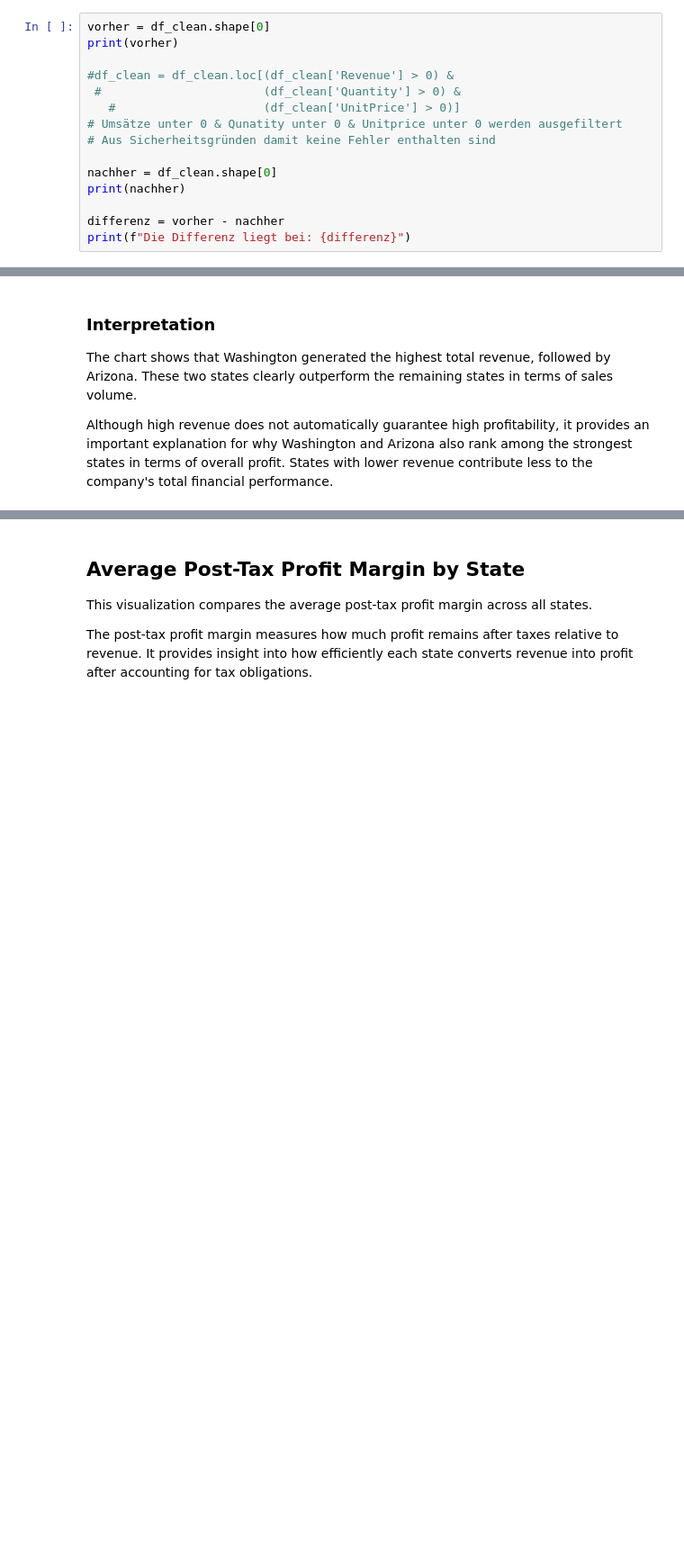
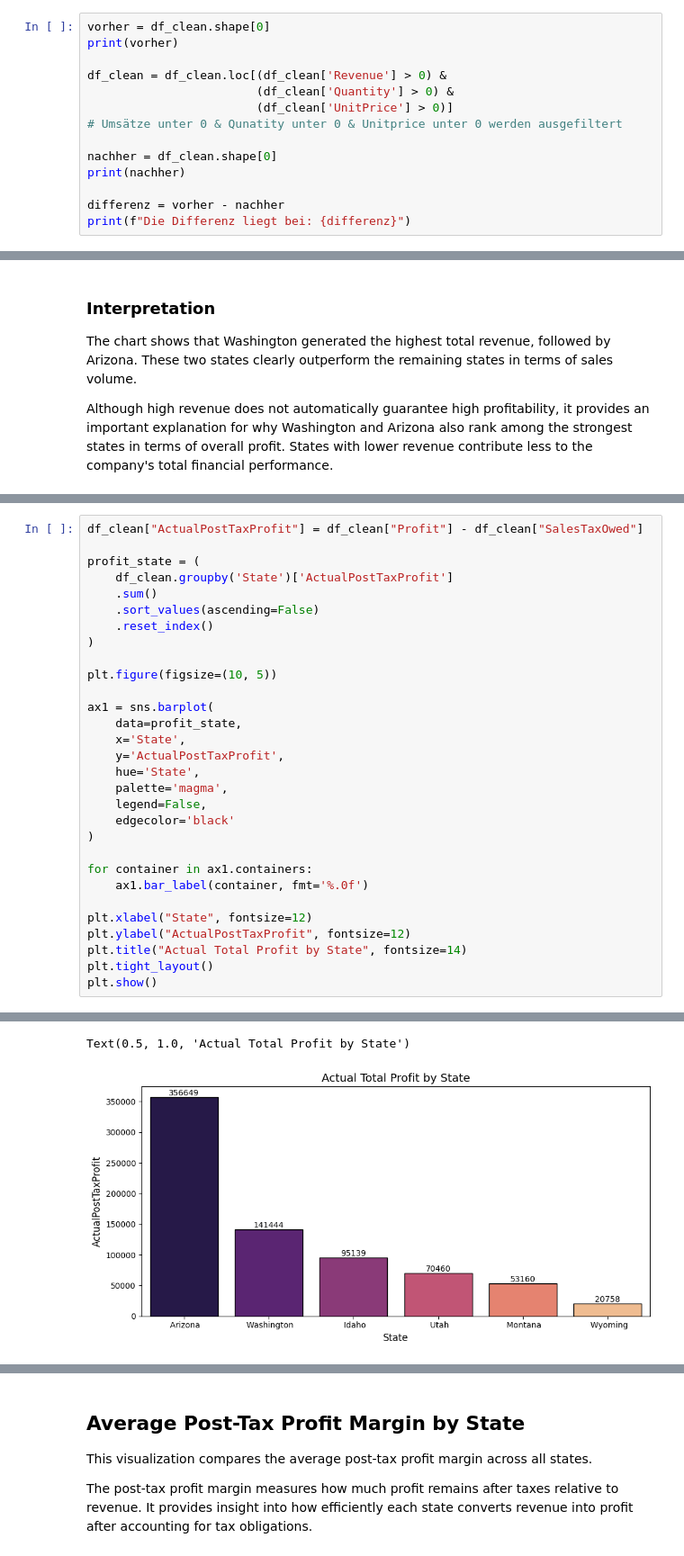
Before and after one commit to yvzslm2903/Data, a Jupyter notebook: Projekt.ipynb, the cells around one changed output, grey strips where cells are left out. Shown at 90% size. Cells and saved outputs as stored; diff of their text form; blank space fills up the shorter version.

Commit message:
add actual total profit

```diff
--- a/Projekt.ipynb
+++ b/Projekt.ipynb
@@ -101,11 +72,10 @@ By identifying and removing these canceled orders and extreme outliers, we get r
 vorher = df_clean.shape[0]
 print(vorher)
 
-#df_clean = df_clean.loc[(df_clean['Revenue'] > 0) &
- #                       (df_clean['Quantity'] > 0) &
-   #                     (df_clean['UnitPrice'] > 0)]
+df_clean = df_clean.loc[(df_clean['Revenue'] > 0) &
+                        (df_clean['Quantity'] > 0) &
+                        (df_clean['UnitPrice'] > 0)]
 # Umsätze unter 0 & Qunatity unter 0 & Unitprice unter 0 werden ausgefiltert
-# Aus Sicherheitsgründen damit keine Fehler enthalten sind
 
 nachher = df_clean.shape[0]
 print(nachher)
@@ -269,0 +245,31 @@ Although high revenue does not automatically guarantee high profitability, it pr
+# %%
+df_clean["ActualPostTaxProfit"] = df_clean["Profit"] - df_clean["SalesTaxOwed"]
+
+profit_state = (
+    df_clean.groupby('State')['ActualPostTaxProfit']
+    .sum()
+    .sort_values(ascending=False)
+    .reset_index()
+)
+
+plt.figure(figsize=(10, 5))
+
+ax1 = sns.barplot(
+    data=profit_state,
+    x='State',
+    y='ActualPostTaxProfit',
+    hue='State',
+    palette='magma',
+    legend=False,
+    edgecolor='black'
+)
+
+for container in ax1.containers:
+    ax1.bar_label(container, fmt='%.0f')
+
+plt.xlabel("State", fontsize=12)
+plt.ylabel("ActualPostTaxProfit", fontsize=12)
+plt.title("Actual Total Profit by State", fontsize=14)
+plt.tight_layout()
+plt.show()
+# %% [output]
@@ -269,0 +285,2 @@ Although high revenue does not automatically guarantee high profitability, it pr
+Text(0.5, 1.0, 'Actual Total Profit by State')
+[figure, added]
```
Also changed, not shown: parts of 33 cells of this notebook.
